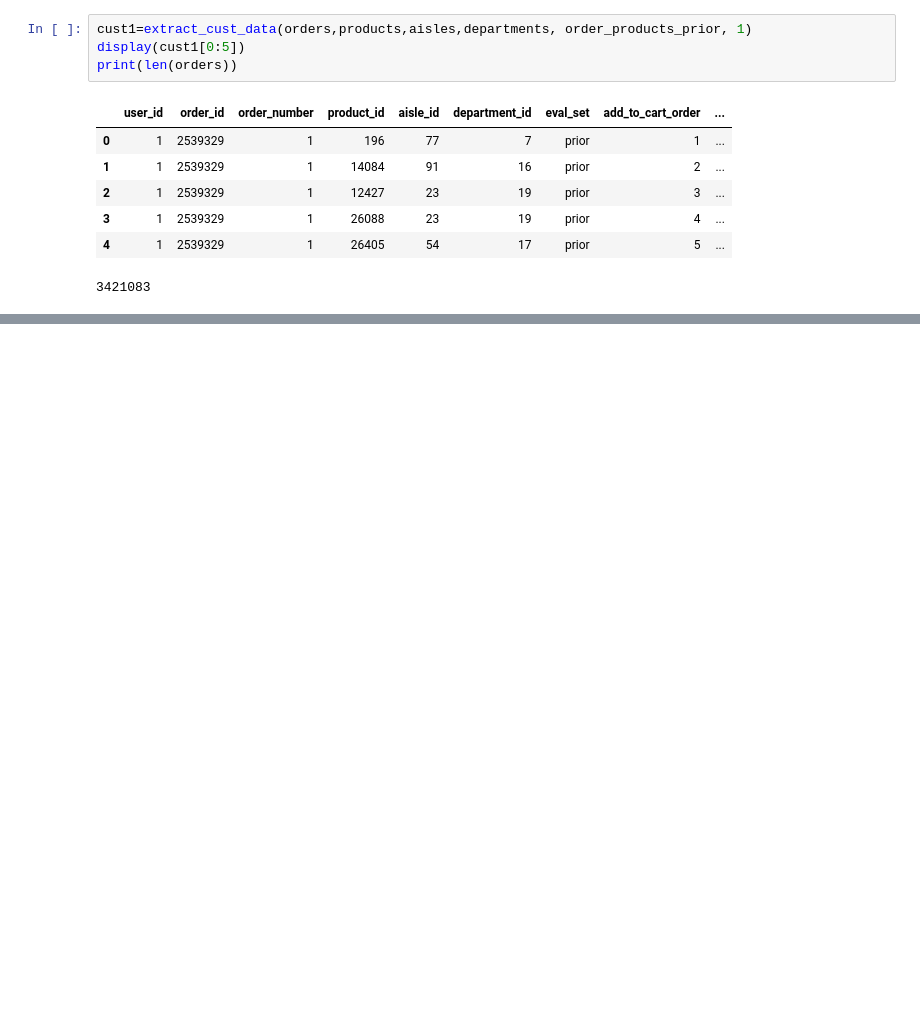
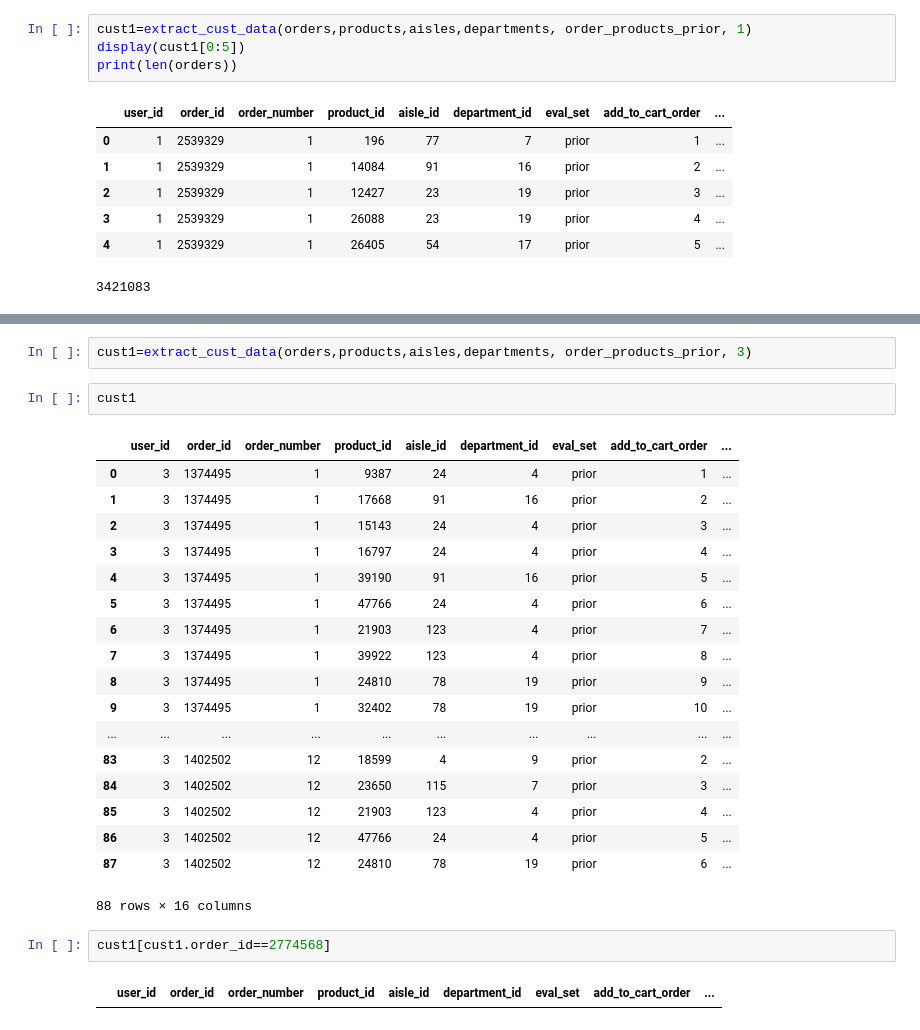
Before and after one commit to anishpillay2002/ML-Instacart-Kaggle, a Jupyter notebook: training.ipynb, the cells around one changed output, grey strips where cells are left out. Saved outputs shown, nothing was run; the diff lists cells and outputs as text; blank space fills up the shorter version.

```diff
--- a/training.ipynb
+++ b/training.ipynb
@@ -66,0 +341,27 @@ def average_prev_days(cust):
+# %%
+cust1=extract_cust_data(orders,products,aisles,departments, order_products_prior, 3)
+# %%
+cust1
+# %% [output]
+|  | user_id | order_id | order_number | product_id | aisle_id | department_id | eval_set | add_to_cart_order | ... |
+| 0 | 3 | 1374495 | 1 | 9387 | 24 | 4 | prior | 1 | ... |
+| 1 | 3 | 1374495 | 1 | 17668 | 91 | 16 | prior | 2 | ... |
+| 2 | 3 | 1374495 | 1 | 15143 | 24 | 4 | prior | 3 | ... |
+| 3 | 3 | 1374495 | 1 | 16797 | 24 | 4 | prior | 4 | ... |
+| 4 | 3 | 1374495 | 1 | 39190 | 91 | 16 | prior | 5 | ... |
+| 5 | 3 | 1374495 | 1 | 47766 | 24 | 4 | prior | 6 | ... |
+| 6 | 3 | 1374495 | 1 | 21903 | 123 | 4 | prior | 7 | ... |
+| 7 | 3 | 1374495 | 1 | 39922 | 123 | 4 | prior | 8 | ... |
+| 8 | 3 | 1374495 | 1 | 24810 | 78 | 19 | prior | 9 | ... |
+| 9 | 3 | 1374495 | 1 | 32402 | 78 | 19 | prior | 10 | ... |
+| ... | ... | ... | ... | ... | ... | ... | ... | ... | ... |
+| 83 | 3 | 1402502 | 12 | 18599 | 4 | 9 | prior | 2 | ... |
+| 84 | 3 | 1402502 | 12 | 23650 | 115 | 7 | prior | 3 | ... |
+| 85 | 3 | 1402502 | 12 | 21903 | 123 | 4 | prior | 4 | ... |
+| 86 | 3 | 1402502 | 12 | 47766 | 24 | 4 | prior | 5 | ... |
+| 87 | 3 | 1402502 | 12 | 24810 | 78 | 19 | prior | 6 | ... |
+88 rows × 16 columns
+# %%
+cust1[cust1.order_id==2774568]
+# %% [output]
+|  | user_id | order_id | order_number | product_id | aisle_id | department_id | eval_set | add_to_cart_order | ... |
```
Also changed, not shown: parts of 30 cells of this notebook, 1 other file.
